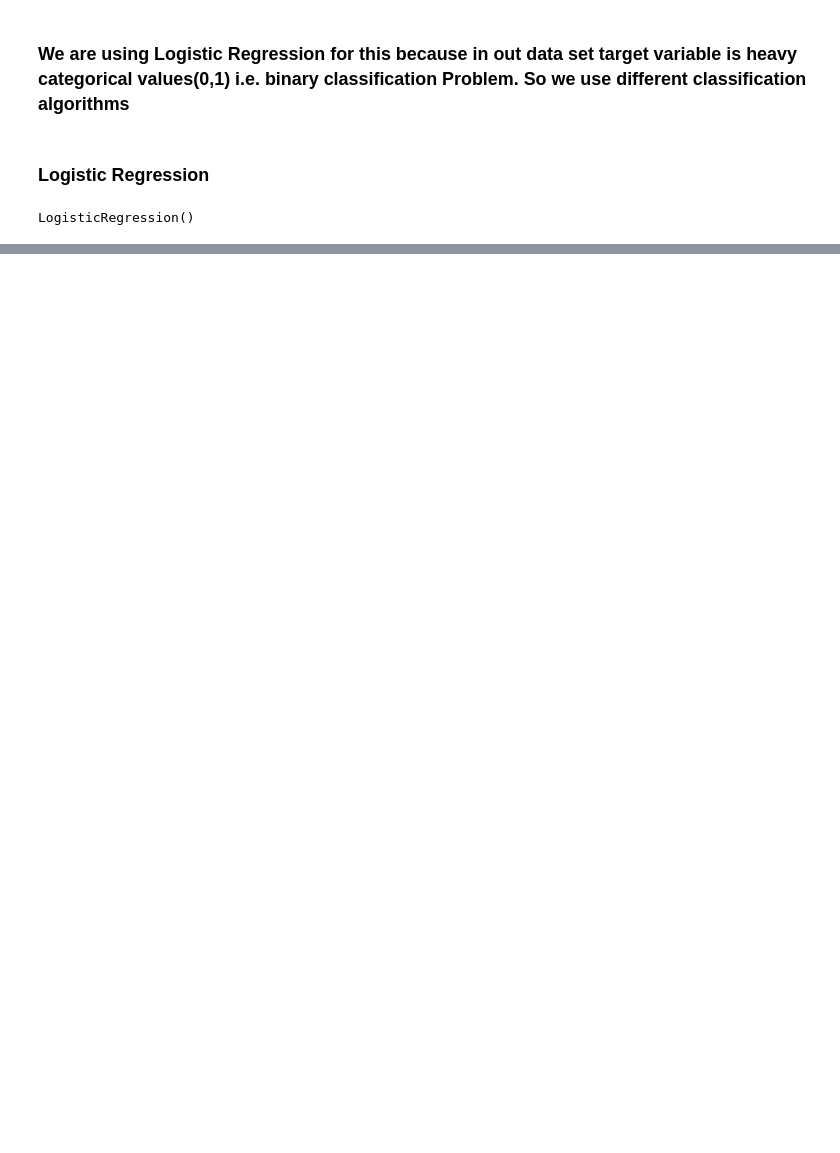
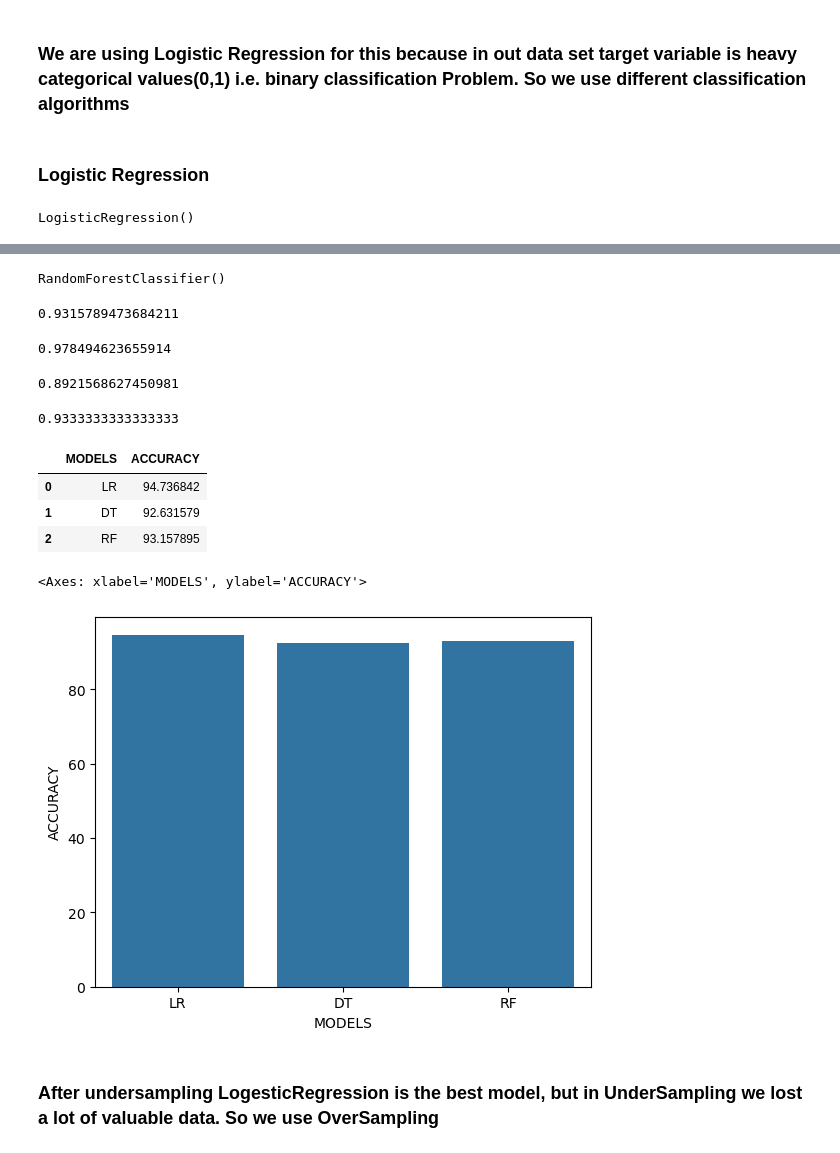
Before and after one commit to anandvardhan558/credit-card-fraud-detection, a Jupyter notebook: notebooks/Untitled.ipynb, the cells around one changed output, grey strips where cells are left out. Saved outputs shown, nothing was run; the diff lists cells and outputs as text; code cells hidden in the pictures; blank space fills up the shorter version.

Commit message:
Made model of LR, DT, RF usinf UnderSampling of Data

```diff
--- a/notebooks/Untitled.ipynb
+++ b/notebooks/Untitled.ipynb
@@ -185,0 +292,2 @@ LogisticRegression()
+# %%
+y_pred2 = dt.predict(x_test)
@@ -185,0 +312,45 @@ LogisticRegression()
+# %%
+from sklearn.ensemble import RandomForestClassifier
+rf = RandomForestClassifier()
+rf.fit(x_train, y_train)
+# %% [output]
+RandomForestClassifier()
+# %%
+y_pred3 = rf.predict(x_test)
+# %%
+accuracy_score(y_test, y_pred3)
+# %% [output]
+0.9315789473684211
+# %%
+precision_score(y_test, y_pred3)
+# %% [output]
+0.978494623655914
+# %%
+recall_score(y_test, y_pred3)
+# %% [output]
+0.8921568627450981
+# %%
+f1_score(y_test, y_pred3)
+# %% [output]
+0.9333333333333333
+# %%
+# LR = LogisticRegression, DT = DecisinTree, RF = RandomForest
+final_data = pd.DataFrame({'MODELS': ['LR', 'DT', 'RF'],
+              'ACCURACY': [accuracy_score(y_test, y_pred1)*100,
+                          accuracy_score(y_test, y_pred2)*100,
+                          accuracy_score(y_test, y_pred3)*100]
+             })
+# %%
+final_data
+# %% [output]
+|  | MODELS | ACCURACY |
+| 0 | LR | 94.736842 |
+| 1 | DT | 92.631579 |
+| 2 | RF | 93.157895 |
+# %%
+sns.barplot(x=final_data['MODELS'], y=final_data['ACCURACY'])
+# %% [output]
+<Axes: xlabel='MODELS', ylabel='ACCURACY'>
+[figure, added]
+# %% [markdown]
+### After undersampling LogesticRegression is the best model, but in UnderSampling we lost a lot of valuable data. So we use OverSampling
```
Also changed, not shown: parts of 35 cells of this notebook.
